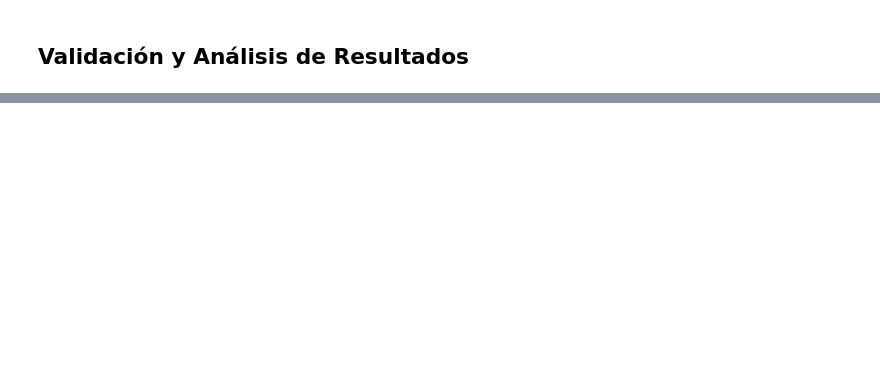
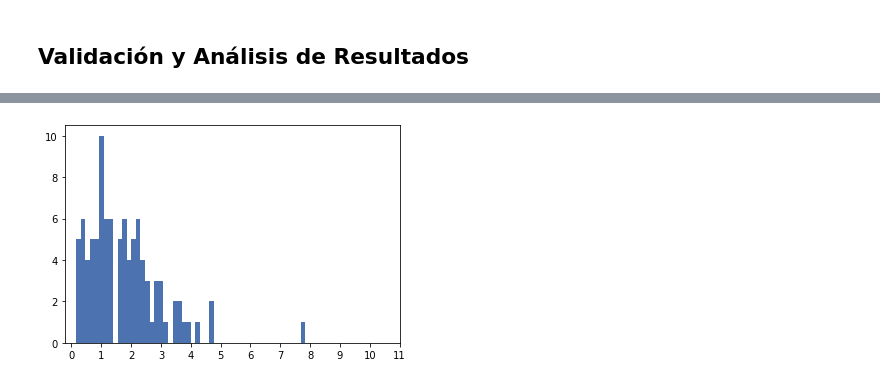
Before and after one commit to jpcano1/MINE_4210_Analisis_con_Deep_Learning, a Jupyter notebook: lab_2/practica_5/practica_5.ipynb, the cells around one changed output, grey strips where cells are left out. Cells and saved outputs as stored; diff of their text form; code cells hidden in the pictures; blank space fills up the shorter version.

```diff
--- a/lab_2/practica_5/practica_5.ipynb
+++ b/lab_2/practica_5/practica_5.ipynb
@@ -247 +264,7 @@ normal = loss[loss <= thresh]
+# %%
+plt.hist(anomaly_loss, bins=50)
+plt.xticks(range(12))
+plt.show()
+# %% [output]
+[figure, added]
 # %%
```
Also changed, not shown: parts of 17 cells of this notebook.
